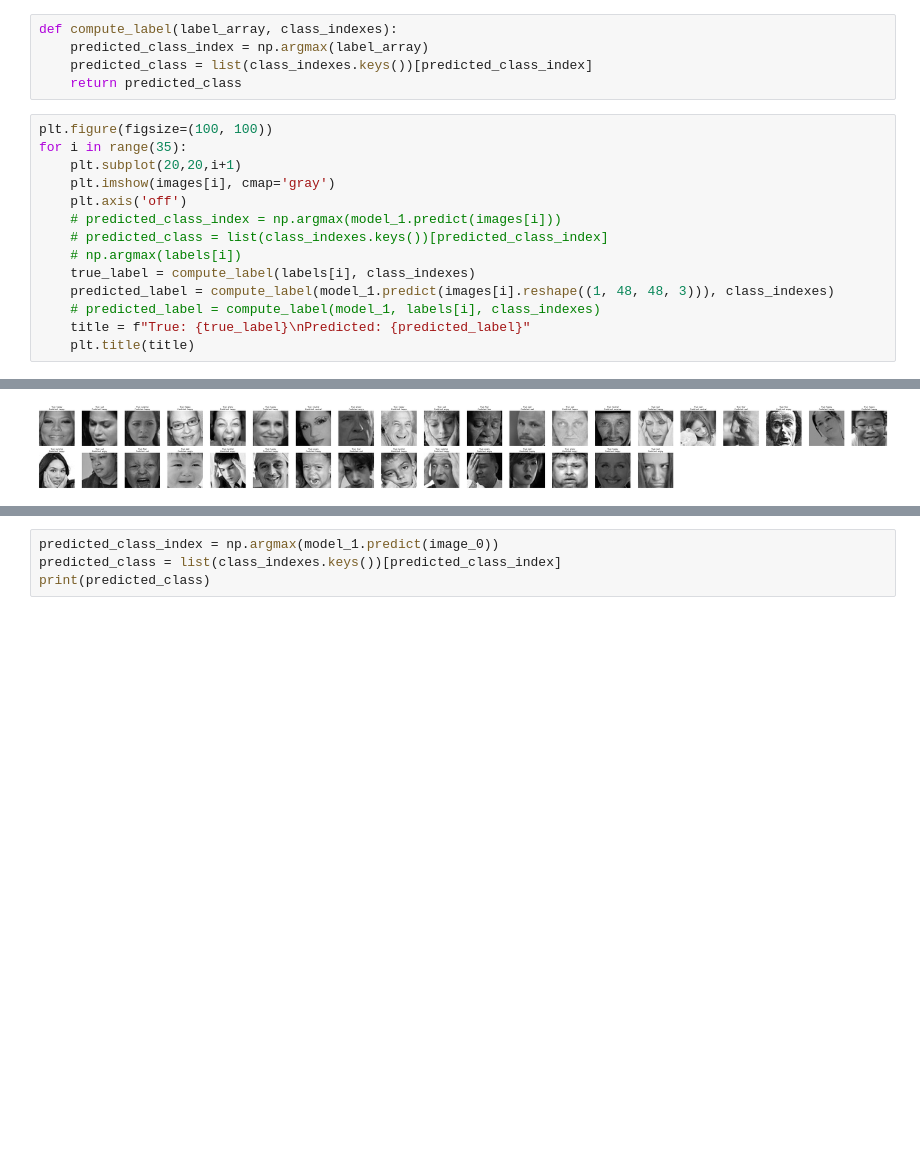
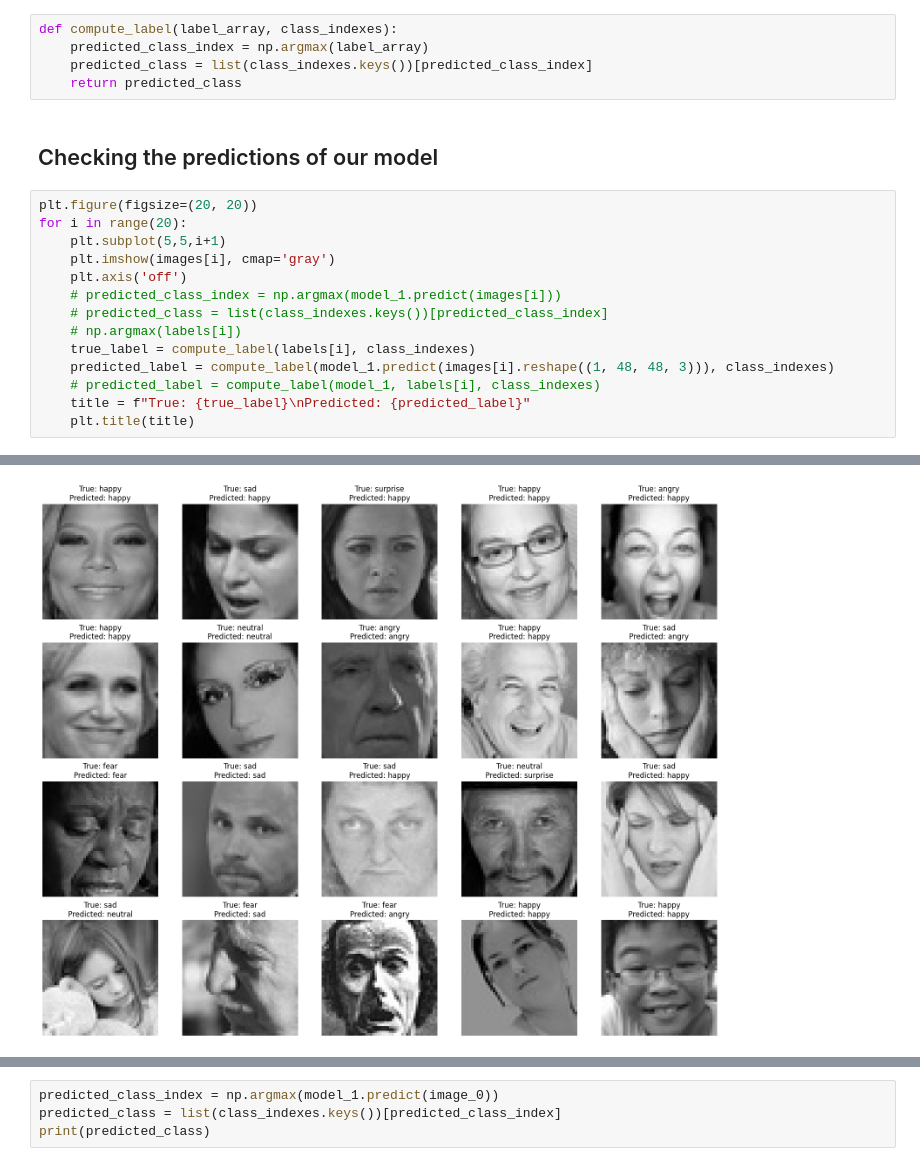
Before and after one commit to marreddysainikhilreddy/emotion-classification, a Jupyter notebook: resnet50_2_fer2013.ipynb, the cells around one changed output, grey strips where cells are left out. Cells and saved outputs as stored; diff of their text form; blank space fills up the shorter version.

Commit message:
updating the notebook with models predictions

```diff
--- a/resnet50_2_fer2013.ipynb
+++ b/resnet50_2_fer2013.ipynb
@@ -228,10 +228,12 @@ def compute_label(label_array, class_indexes):
     predicted_class_index = np.argmax(label_array)
     predicted_class = list(class_indexes.keys())[predicted_class_index]
     return predicted_class
+# %% [markdown]
+## Checking the predictions of our model
 # %%
-plt.figure(figsize=(100, 100))
-for i in range(35):
-    plt.subplot(20,20,i+1)
+plt.figure(figsize=(20, 20))
+for i in range(20):
+    plt.subplot(5,5,i+1)
     plt.imshow(images[i], cmap='gray')
     plt.axis('off')
     # predicted_class_index = np.argmax(model_1.predict(images[i]))
@@ -263 +268 @@ for i in range(35):
-[figure, old version]
+[figure, new version]
```
Also changed, not shown: parts of 7 cells of this notebook.
